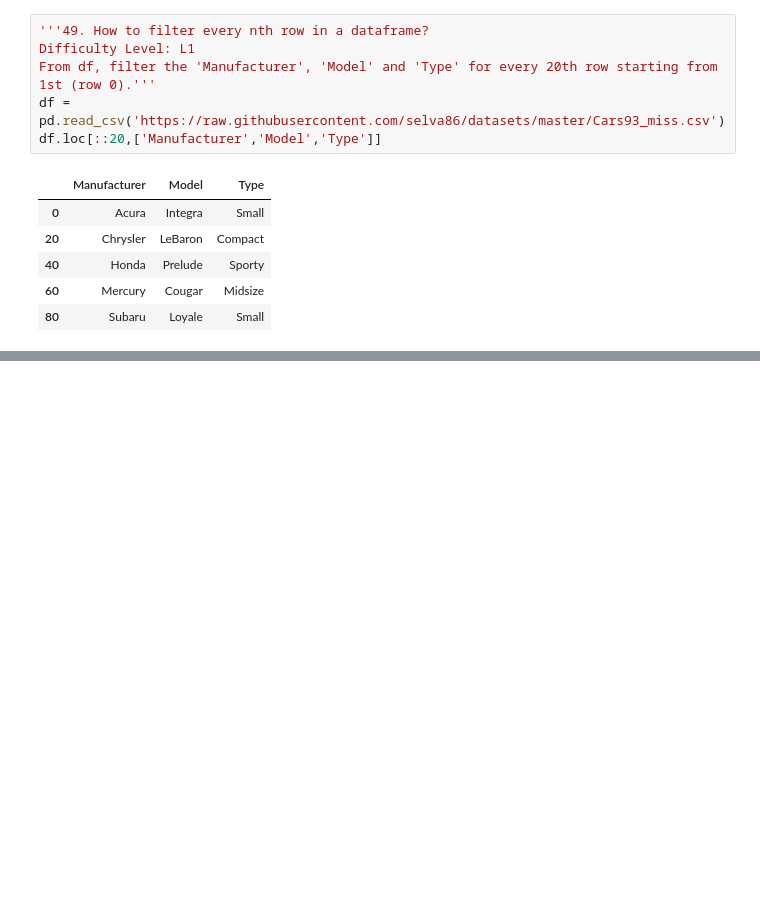
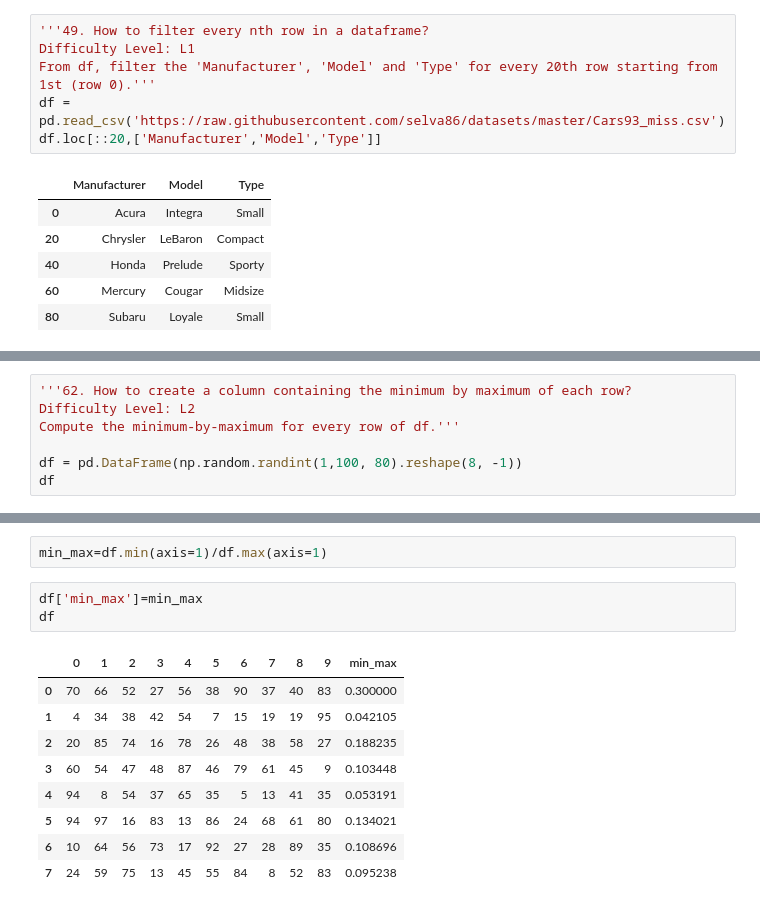
Before and after one commit to GarimaBansal535/Pandas, a Jupyter notebook: 1o1pandas.ipynb, the cells around one changed output, grey strips where cells are left out. Saved outputs shown, nothing was run; the diff lists cells and outputs as text; blank space fills up the shorter version.

```diff
--- a/1o1pandas.ipynb
+++ b/1o1pandas.ipynb
@@ -785,0 +1076,7 @@ df.index = df['Manufacturer'] + '_' + df['Model'] + '_' + df['Type']
+# %%
+'''62. How to create a column containing the minimum by maximum of each row?
+Difficulty Level: L2
+Compute the minimum-by-maximum for every row of df.'''
+
+df = pd.DataFrame(np.random.randint(1,100, 80).reshape(8, -1))
+df
@@ -785,0 +1093,15 @@ df.index = df['Manufacturer'] + '_' + df['Model'] + '_' + df['Type']
+# %%
+min_max=df.min(axis=1)/df.max(axis=1)
+# %%
+df['min_max']=min_max
+df
+# %% [output]
+|  | 0 | 1 | 2 | 3 | 4 | 5 | 6 | 7 | 8 | 9 | min_max |
+| 0 | 70 | 66 | 52 | 27 | 56 | 38 | 90 | 37 | 40 | 83 | 0.300000 |
+| 1 | 4 | 34 | 38 | 42 | 54 | 7 | 15 | 19 | 19 | 95 | 0.042105 |
+| 2 | 20 | 85 | 74 | 16 | 78 | 26 | 48 | 38 | 58 | 27 | 0.188235 |
+| 3 | 60 | 54 | 47 | 48 | 87 | 46 | 79 | 61 | 45 | 9 | 0.103448 |
+| 4 | 94 | 8 | 54 | 37 | 65 | 35 | 5 | 13 | 41 | 35 | 0.053191 |
+| 5 | 94 | 97 | 16 | 83 | 13 | 86 | 24 | 68 | 61 | 80 | 0.134021 |
+| 6 | 10 | 64 | 56 | 73 | 17 | 92 | 27 | 28 | 89 | 35 | 0.108696 |
+| 7 | 24 | 59 | 75 | 13 | 45 | 55 | 84 | 8 | 52 | 83 | 0.095238 |
```
Also changed, not shown: parts of 45 cells of this notebook, 5 other files.
